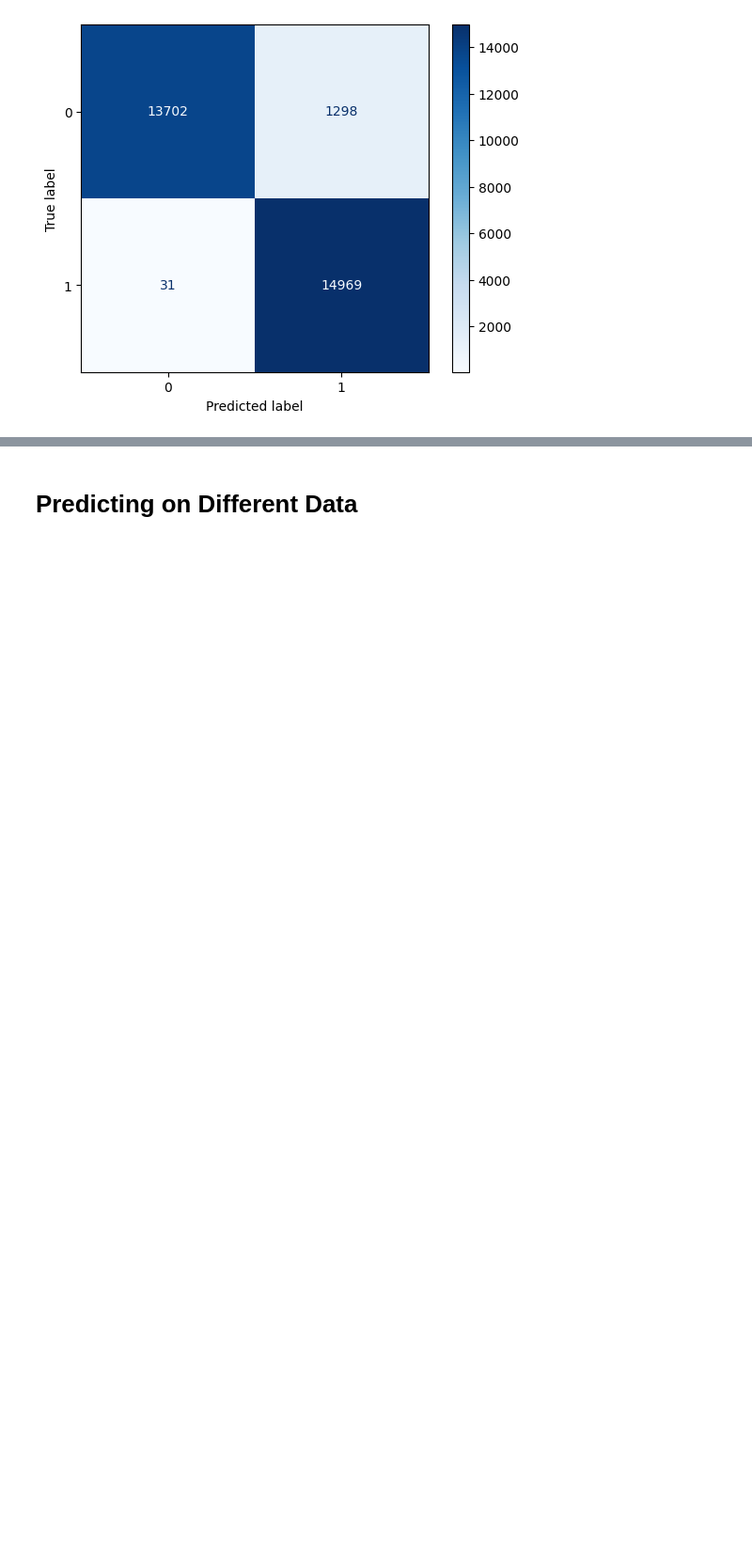
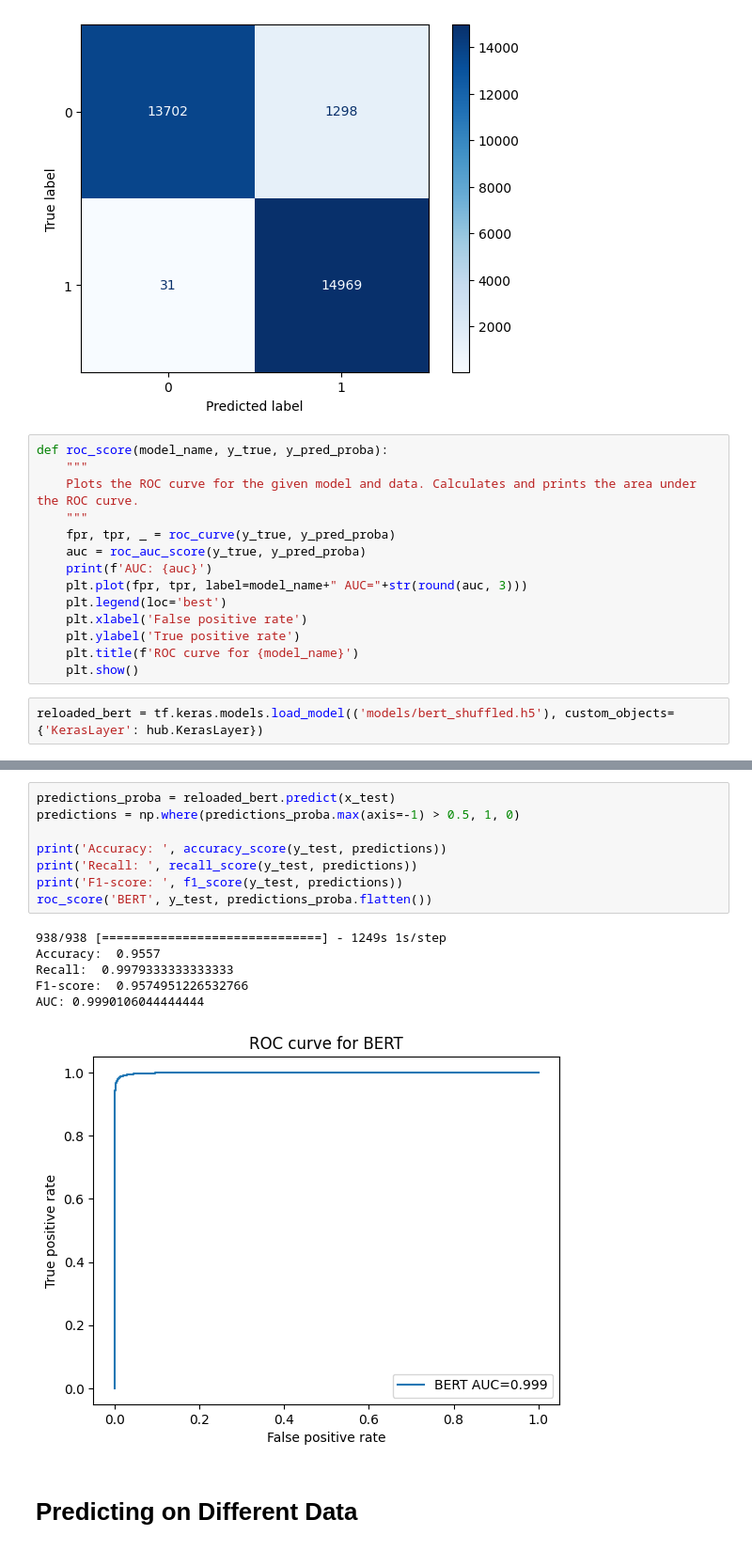
Before and after one commit to mariafain/masters-thesis, a Jupyter notebook: bert_classifier.ipynb, the cells around one changed output, grey strips where cells are left out. Shown at 94% size. Cells and saved outputs as stored; diff of their text form; blank space fills up the shorter version.

```diff
--- a/bert_classifier.ipynb
+++ b/bert_classifier.ipynb
@@ -521,3 +522,19 @@ Classification report:
    macro avg       0.96      0.96      0.96     30000
 weighted avg       0.96      0.96      0.96     30000
 [figure]
+# %%
+def roc_score(model_name, y_true, y_pred_proba):
+    """
+    Plots the ROC curve for the given model and data. Calculates and prints the area under the ROC curve.
+    """
+    fpr, tpr, _ = roc_curve(y_true, y_pred_proba)
+    auc = roc_auc_score(y_true, y_pred_proba)
+    print(f'AUC: {auc}')
+    plt.plot(fpr, tpr, label=model_name+" AUC="+str(round(auc, 3)))
+    plt.legend(loc='best')
+    plt.xlabel('False positive rate')
+    plt.ylabel('True positive rate')
+    plt.title(f'ROC curve for {model_name}')
+    plt.show()
+# %%
+reloaded_bert = tf.keras.models.load_model(('models/bert_shuffled.h5'), custom_objects={'KerasLayer': hub.KerasLayer})
@@ -524,3 +546,18 @@ weighted avg       0.96      0.96      0.96     30000
+# %%
+predictions_proba = reloaded_bert.predict(x_test)
+predictions = np.where(predictions_proba.max(axis=-1) > 0.5, 1, 0)
+
+print('Accuracy: ', accuracy_score(y_test, predictions))
+print('Recall: ', recall_score(y_test, predictions))
+print('F1-score: ', f1_score(y_test, predictions))
+roc_score('BERT', y_test, predictions_proba.flatten())
+# %% [output]
+938/938 [==============================] - 1249s 1s/step
+Accuracy:  0.9557
+Recall:  0.9979333333333333
+F1-score:  0.9574951226532766
+AUC: 0.9990106044444444
+[figure, added]
 # %% [markdown]
 # Predicting on Different Data
 # %%
```
Also changed, not shown: parts of 17 cells of this notebook, 3 other files.
